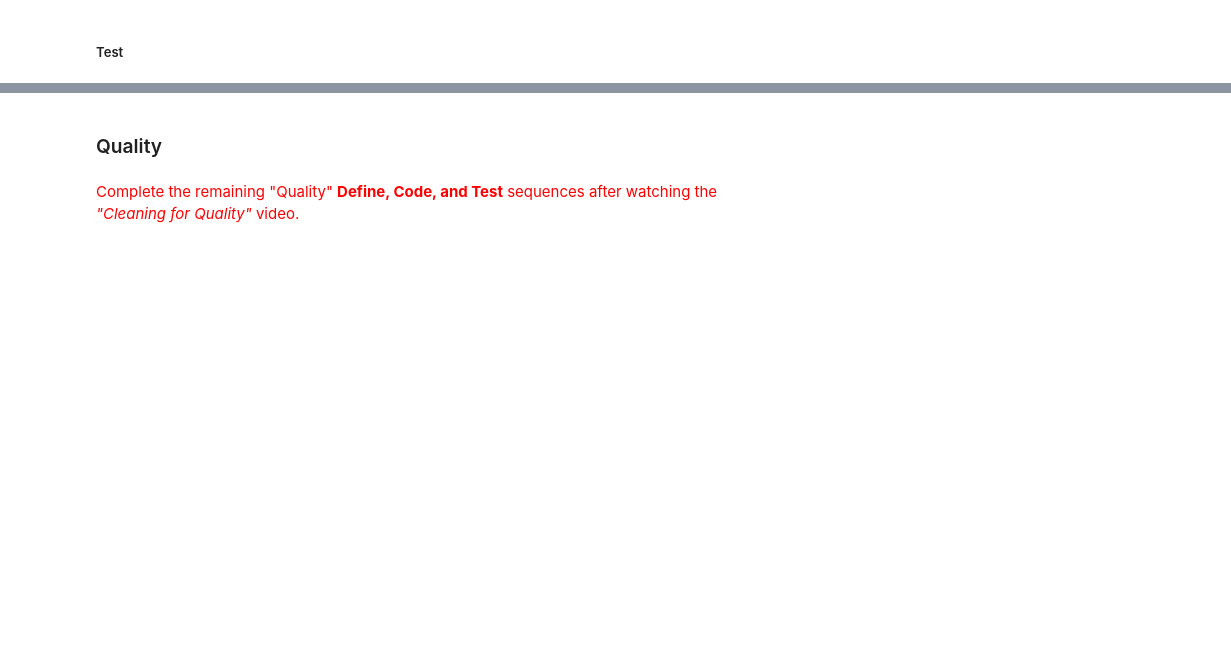
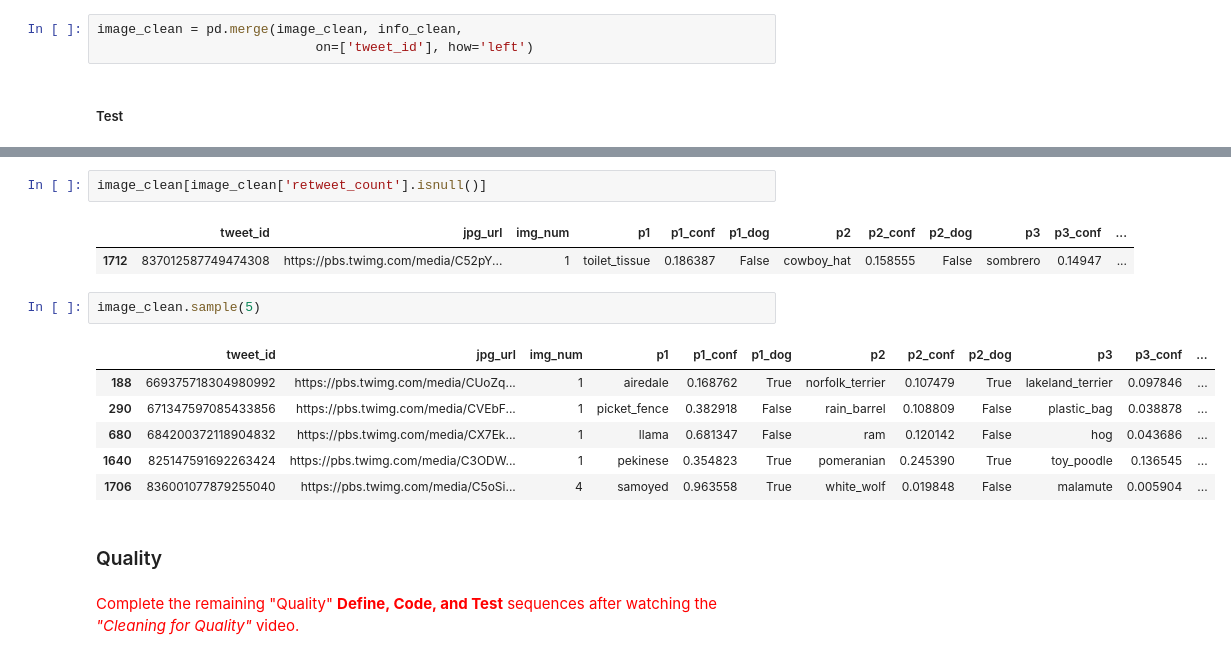
Before and after one commit to michellemao0224/Data-Wrangling, a Jupyter notebook: Project/wrangle_act.ipynb, the cells around one changed output, grey strips where cells are left out. Drawn from its saved outputs; the diff is of its cells as text; blank space fills up the shorter version.

Commit message:
tidiness - merge two tables

```diff
--- a/Project/wrangle_act.ipynb
+++ b/Project/wrangle_act.ipynb
@@ -450,2 +414,5 @@ treatments_clean = pd.merge(treatments_clean, adverse_reactions_clean,
+# %%
+image_clean = pd.merge(image_clean, info_clean,
+                            on=['tweet_id'], how='left')
 # %% [markdown]
 ##### Test
@@ -480,3 +441,17 @@ all_columns[all_columns.duplicated()]
+# %%
+image_clean[image_clean['retweet_count'].isnull()]
+# %% [output]
+|  | tweet_id | jpg_url | img_num | p1 | p1_conf | p1_dog | p2 | p2_conf | p2_dog | p3 | p3_conf | ... |
+| 1712 | 837012587749474308 | https://pbs.twimg.com/media/C52pY... | 1 | toilet_tissue | 0.186387 | False | cowboy_hat | 0.158555 | False | sombrero | 0.14947 | ... |
+# %%
+image_clean.sample(5)
+# %% [output]
+|  | tweet_id | jpg_url | img_num | p1 | p1_conf | p1_dog | p2 | p2_conf | p2_dog | p3 | p3_conf | ... |
+| 188 | 669375718304980992 | https://pbs.twimg.com/media/CUoZq... | 1 | airedale | 0.168762 | True | norfolk_terrier | 0.107479 | True | lakeland_terrier | 0.097846 | ... |
+| 290 | 671347597085433856 | https://pbs.twimg.com/media/CVEbF... | 1 | picket_fence | 0.382918 | False | rain_barrel | 0.108809 | False | plastic_bag | 0.038878 | ... |
+| 680 | 684200372118904832 | https://pbs.twimg.com/media/CX7Ek... | 1 | llama | 0.681347 | False | ram | 0.120142 | False | hog | 0.043686 | ... |
+| 1640 | 825147591692263424 | https://pbs.twimg.com/media/C3ODW... | 1 | pekinese | 0.354823 | True | pomeranian | 0.245390 | True | toy_poodle | 0.136545 | ... |
+| 1706 | 836001077879255040 | https://pbs.twimg.com/media/C5oSi... | 4 | samoyed | 0.963558 | True | white_wolf | 0.019848 | False | malamute | 0.005904 | ... |
 # %% [markdown]
 ### Quality
 # %% [markdown]
```
Also changed, not shown: parts of 61 cells of this notebook.
